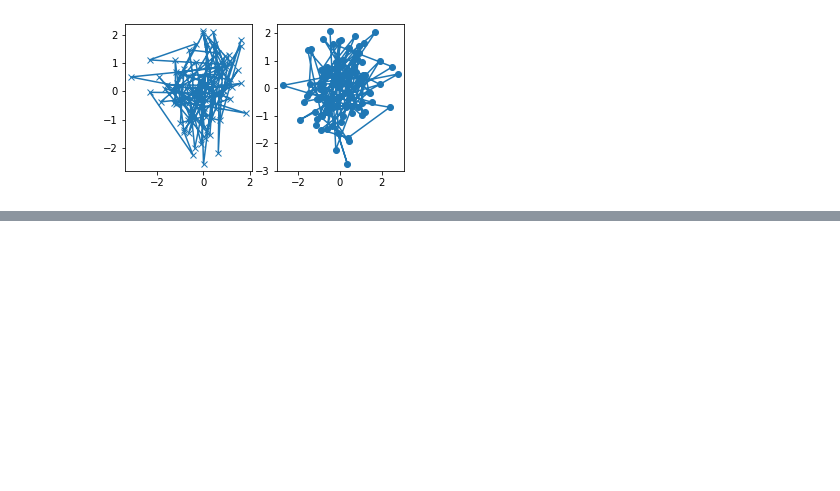
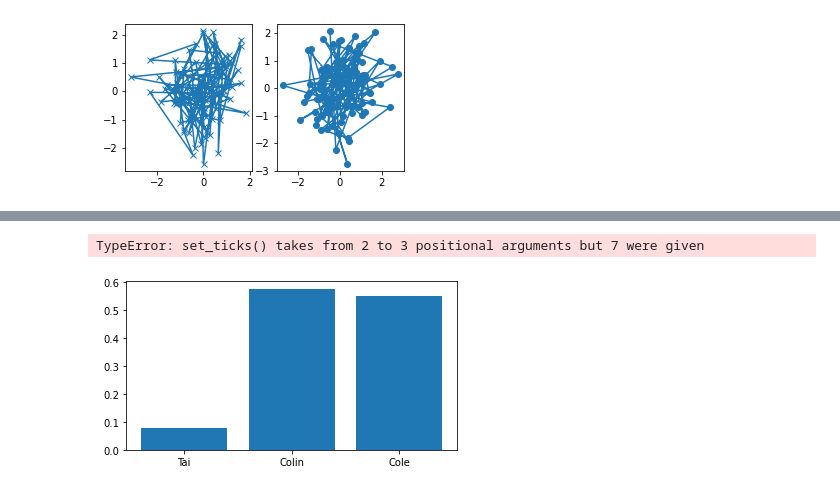
Before and after one commit to colinhas/Notebooks, a Jupyter notebook: Notebook 2.ipynb, the cells around one changed output, grey strips where cells are left out. Cells and saved outputs as stored; diff of their text form; code cells hidden in the pictures; blank space fills up the shorter version.

```diff
--- a/Notebook 2.ipynb
+++ b/Notebook 2.ipynb
@@ -72,0 +80,8 @@ l.set_linestyle()
+# %%
+fig, ax = plt.subplots(figsize=(5, 2.7), layout='constrained')
+categories = ['Tai', 'Colin', 'Cole']
+ax.bar(categories, np.random.rand(len(categories)))
+ax.set_yticks(0, 0.2, 0.4, 0.6, 0.8, 1)
+# %% [output]
+TypeError: set_ticks() takes from 2 to 3 positional arguments but 7 were given
+[figure, added]
```
Also changed, not shown: parts of 3 cells of this notebook.
